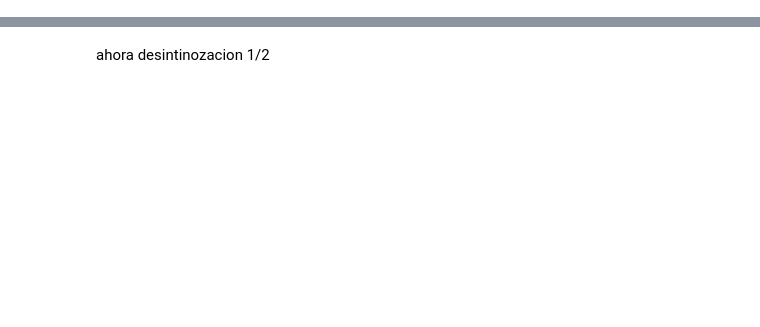
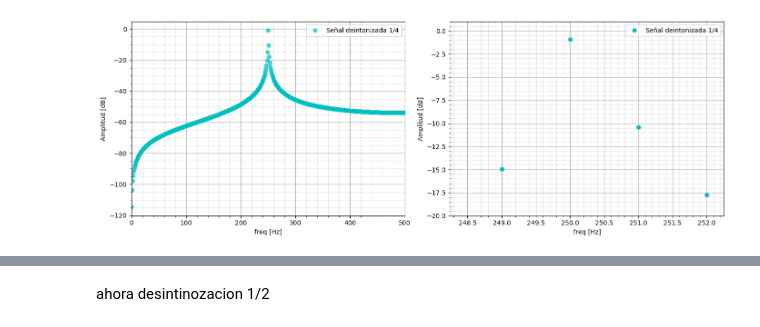
Before and after one commit to patriciagtodd/Patricia_Gonzalez_Todd_APS, a Jupyter notebook: Patricia_Gonzalez_Todd_TS3.ipynb, the cells around one changed output, grey strips where cells are left out. Drawn from its saved outputs; the diff is of its cells as text; code cells hidden in the pictures; blank space fills up the shorter version.

```diff
--- a/Patricia_Gonzalez_Todd_TS3.ipynb
+++ b/Patricia_Gonzalez_Todd_TS3.ipynb
@@ -207,0 +144,59 @@ Se verifica potencia unitaria en ambos ✓
+# %%
+f0 = k0[1] * deltaf
+
+# señal original
+tt, S = mi_funcion_sen(A, dc, f0, fase, muestras, fs)
+
+# ===== FFT original =====
+e_S = np.fft.fft(S) / (muestras)
+
+mod_e_S = (np.abs(e_S)**2)*2 #me queda el espectro de un solo lado porque antes se distribuia 1/2 a cada lado
+
+mod_e_S_db = 10 * np.log10(mod_e_S + 1e-12)
+
+# ejes de frecuencia
+ffreq = np.arange(0, muestras) * deltaf
+
+# ===== figuras =====
+fig, ax = plt.subplots(1, 2, figsize=(14, 5))
+
+# ================= gráfico completo =================
+
+ax[0].plot(ffreq, mod_e_S_db,'co', label='Señal deintonizada 1/4', alpha=0.7)
+
+ax[0].set_xlim(0, fs/2)
+
+ax[0].set_xlabel("freq [Hz]")
+ax[0].set_ylabel("Amplitud [dB]")
+
+ax[0].minorticks_on()
+
+ax[0].grid(True, which='major')
+ax[0].grid(True, which='minor', alpha=0.3)
+
+ax[0].legend()
+
+
+# ================= zoom =================
+
+ax[1].plot(ffreq, mod_e_S_db, 'co', label='Señal deintonizada 1/4', alpha=1)
+
+#ax[1].axhline(y= np.max(mod_e_S_db), linestyle='--', label= f"f0 = {f0})
+
+ax[1].set_xlim(f0 - 2*deltaf, f0 + 2*deltaf)
+ax[1].set_ylim(-20, 1)
+
+ax[1].set_xlabel("freq [Hz]")
+ax[1].set_ylabel("Amplitud [dB]")
+
+ax[1].minorticks_on()
+
+ax[1].grid(True, which='major')
+ax[1].grid(True, which='minor', alpha=0.3)
+
+ax[1].legend()
+
+plt.tight_layout()
+plt.show()
+# %% [output]
+[figure, added]
```
Also changed, not shown: parts of 18 cells of this notebook.
